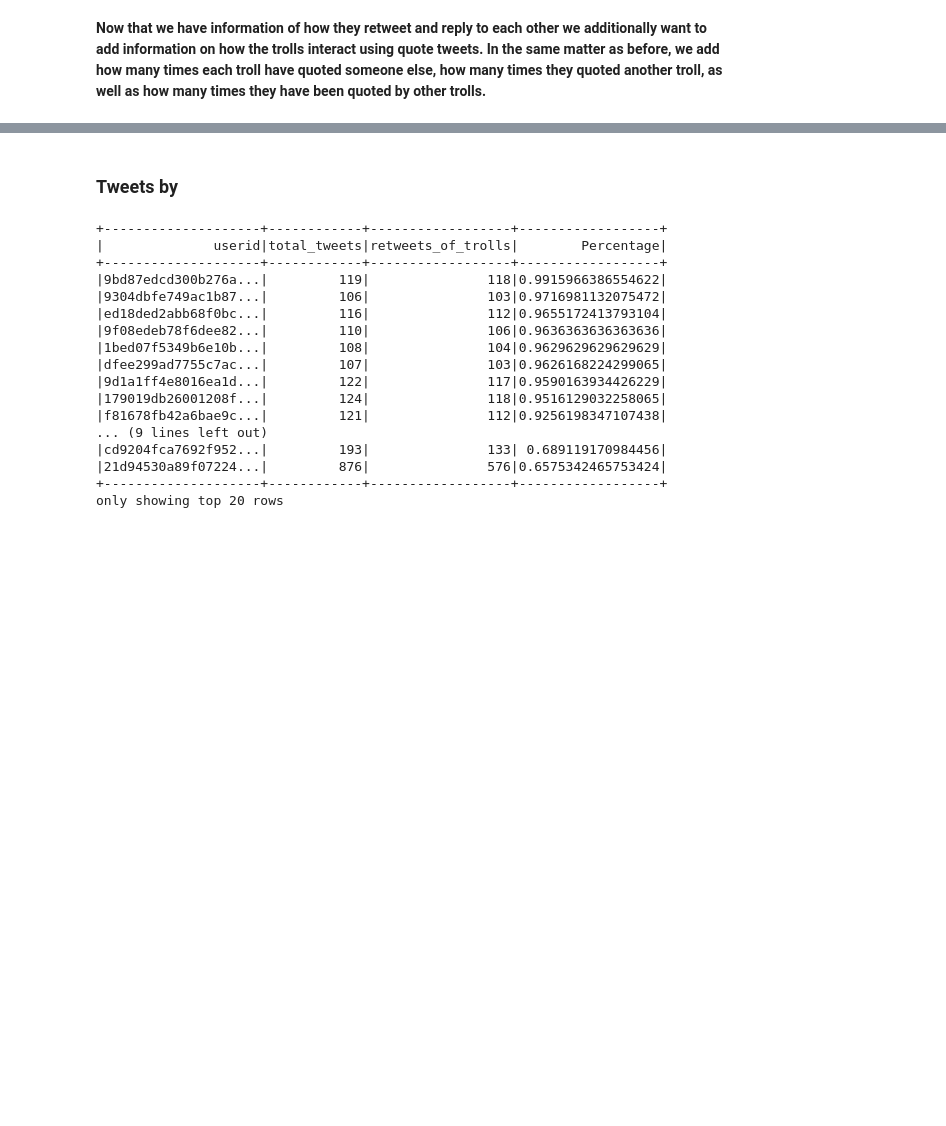
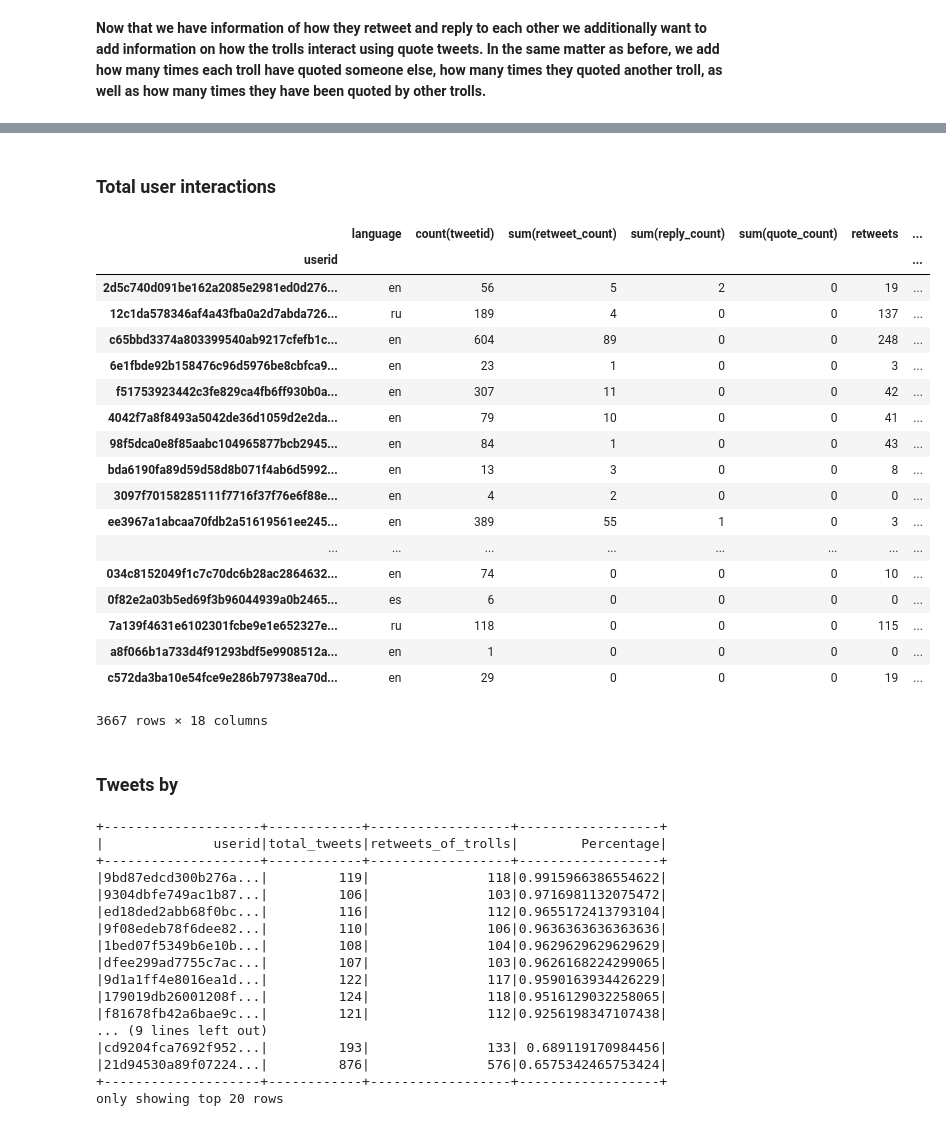
Before and after one commit to haakonms/ADAproject, a Jupyter notebook: Milestone3-Grini.ipynb, the cells around one changed output, grey strips where cells are left out. Drawn from its saved outputs; the diff is of its cells as text; code cells hidden in the pictures; blank space fills up the shorter version.

```diff
--- a/Milestone3-Grini.ipynb
+++ b/Milestone3-Grini.ipynb
@@ -622,4 +665,3 @@ aggregated_with_retweets = aggregated_with_retweets.join(retweeted_by_troll,retw
 retweets_of_troll = retweets_within.groupBy("userid").agg(count("*"))\
                 .select("userid",col("count(1)").alias("retweets_of_troll"))
 aggregated_with_retweets = aggregated_with_retweets.join(retweets_of_troll,"userid","left_outer")
-aggregated_with_retweets.sort(desc("retweets_of_troll")).show(5)
@@ -703,4 +723,3 @@ quotes_by_user = quotes_within.groupBy("quoting_userid").agg(count("*"))\
                 .select("quoting_userid",col("count(1)").alias("quoted_a_troll"))
 aggregated_with_quotes = aggregated_with_quotes.join(quotes_by_user,quotes_by_user.quoting_userid ==
                                                      aggregated_with_quotes.userid,"left_outer").drop("quoting_userid")
-aggregated_with_quotes.sort(desc("quoted_a_troll")).show(20)
@@ -746,0 +728,3 @@ only showing top 20 rows
+# %%
+interactions_df = user_interactions.toPandas().set_index("userid")
+interactions_df.head(5)
@@ -747,3 +755,32 @@ only showing top 20 rows
+# %% [markdown]
+### Total user interactions
+# %%
+interactions_df["Total_reactions_from_trolls"] = interactions_df["retweeted_by_trolls"]+interactions_df["replies_by_trolls"]+interactions_df["quoted_by_trolls"]
+interactions_df["Total_reactions_to_trolls"] = interactions_df["retweets_of_troll"]+interactions_df["replies_to_trolls"]+interactions_df["quoted_a_troll"]
+interactions_df["Ratio_reactions_to_trolls"] = interactions_df["Total_reactions_to_trolls"]/interactions_df["count(tweetid)"]
+interactions_df["Ratio_reactions_from_trolls"] = interactions_df["Total_reactions_from_trolls"]/(interactions_df["sum(retweet_count)"]+interactions_df["sum(reply_count)"]+interactions_df["sum(quote_count)"])
+
+interactions_df.sort_values("Ratio_reactions_from_trolls",ascending=False)
+# %% [output]
+|  | language | count(tweetid) | sum(retweet_count) | sum(reply_count) | sum(quote_count) | retweets | ... |
+| userid |  |  |  |  |  |  | ... |
+| 2d5c740d091be162a2085e2981ed0d276... | en | 56 | 5 | 2 | 0 | 19 | ... |
+| 12c1da578346af4a43fba0a2d7abda726... | ru | 189 | 4 | 0 | 0 | 137 | ... |
+| c65bbd3374a803399540ab9217cfefb1c... | en | 604 | 89 | 0 | 0 | 248 | ... |
+| 6e1fbde92b158476c96d5976be8cbfca9... | en | 23 | 1 | 0 | 0 | 3 | ... |
+| f51753923442c3fe829ca4fb6ff930b0a... | en | 307 | 11 | 0 | 0 | 42 | ... |
+| 4042f7a8f8493a5042de36d1059d2e2da... | en | 79 | 10 | 0 | 0 | 41 | ... |
+| 98f5dca0e8f85aabc104965877bcb2945... | en | 84 | 1 | 0 | 0 | 43 | ... |
+| bda6190fa89d59d58d8b071f4ab6d5992... | en | 13 | 3 | 0 | 0 | 8 | ... |
+| 3097f70158285111f7716f37f76e6f88e... | en | 4 | 2 | 0 | 0 | 0 | ... |
+| ee3967a1abcaa70fdb2a51619561ee245... | en | 389 | 55 | 1 | 0 | 3 | ... |
+| ... | ... | ... | ... | ... | ... | ... | ... |
+| 034c8152049f1c7c70dc6b28ac2864632... | en | 74 | 0 | 0 | 0 | 10 | ... |
+| 0f82e2a03b5ed69f3b96044939a0b2465... | es | 6 | 0 | 0 | 0 | 0 | ... |
+| 7a139f4631e6102301fcbe9e1e652327e... | ru | 118 | 0 | 0 | 0 | 115 | ... |
+| a8f066b1a733d4f91293bdf5e9908512a... | en | 1 | 0 | 0 | 0 | 0 | ... |
+| c572da3ba10e54fce9e286b79738ea70d... | en | 29 | 0 | 0 | 0 | 19 | ... |
+3667 rows × 18 columns
 # %% [markdown]
 ### Tweets by
 # %%
```
Also changed, not shown: parts of 20 cells of this notebook.
